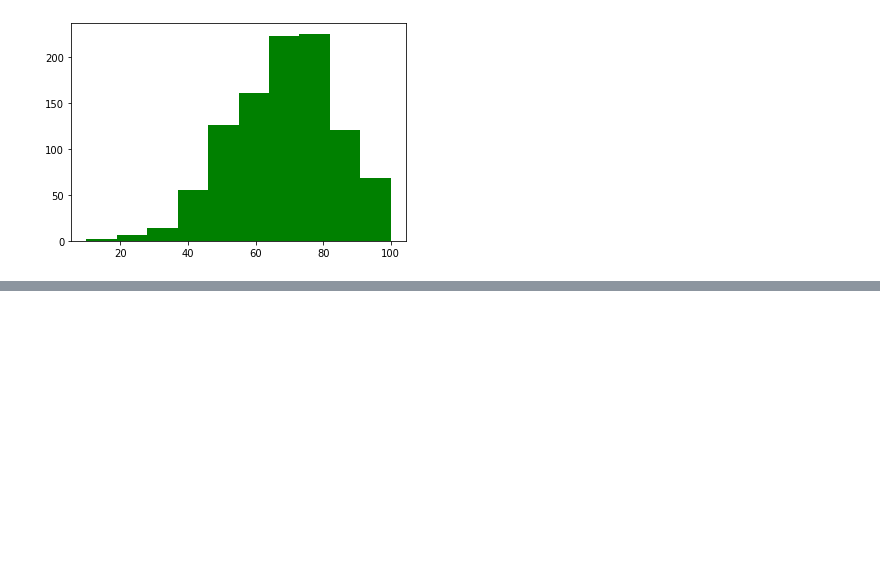
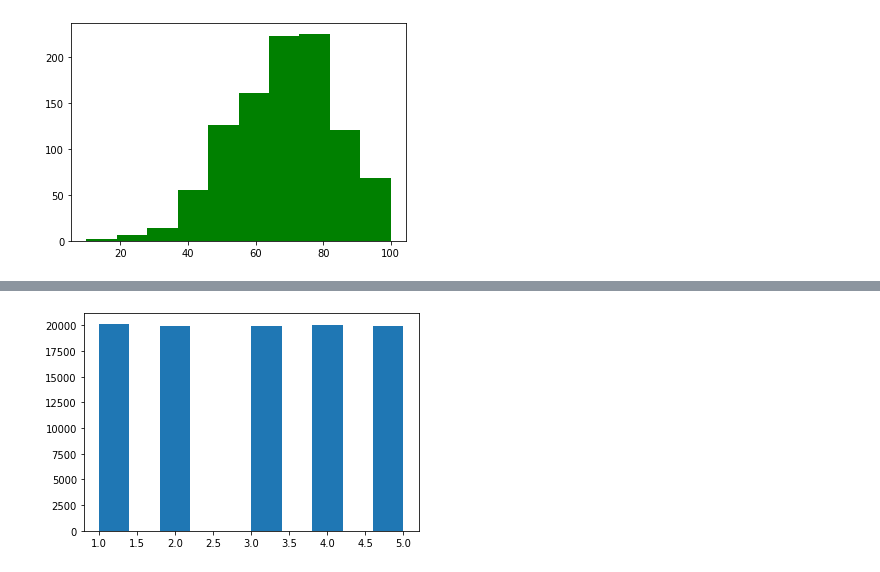
Before and after one commit to seoinhyeok96/python_data_class, a Jupyter notebook: 기초통계 수업 /2 days.ipynb, the cells around one changed output, grey strips where cells are left out. Cells and saved outputs as stored; diff of their text form; code cells hidden in the pictures; blank space fills up the shorter version.

```diff
--- a/기초통계 수업 /2 days.ipynb
+++ b/기초통계 수업 /2 days.ipynb
@@ -213,0 +236,5 @@ plt.show()
+# %%
+plt.hist(y, bins=10)
+plt.show()
+# %% [output]
+[figure, added]
```
Also changed, not shown: parts of 5 cells of this notebook.
